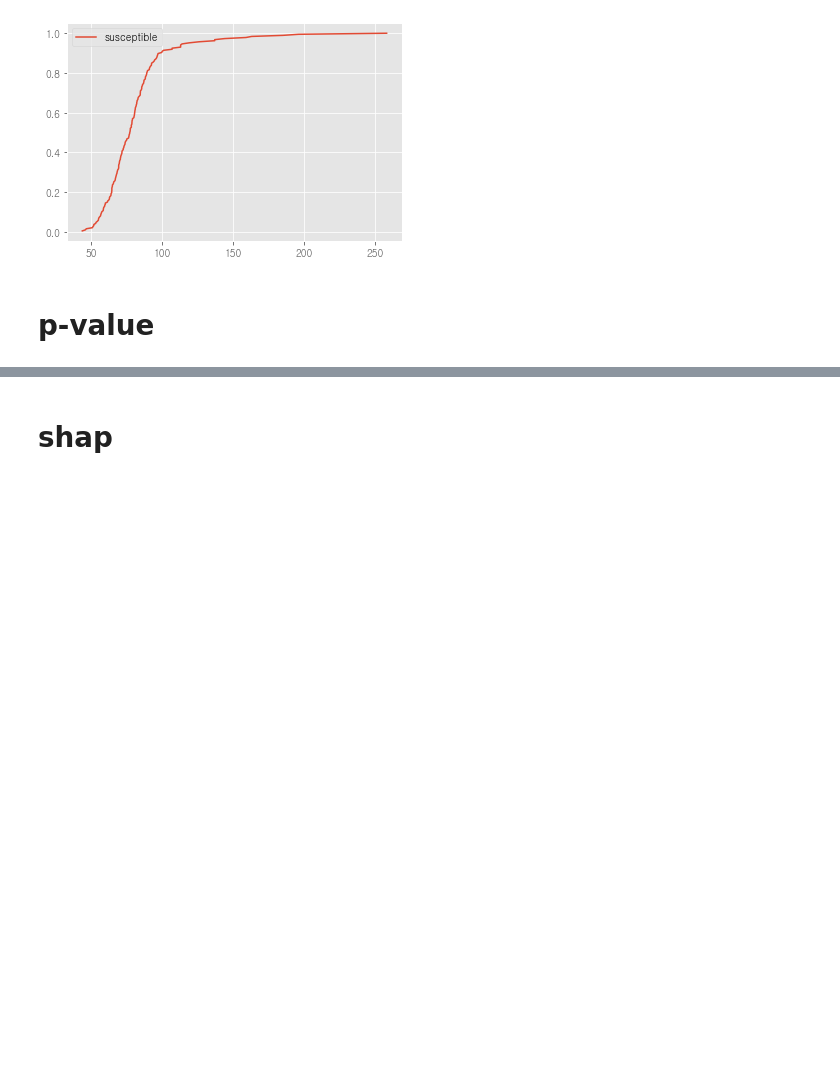
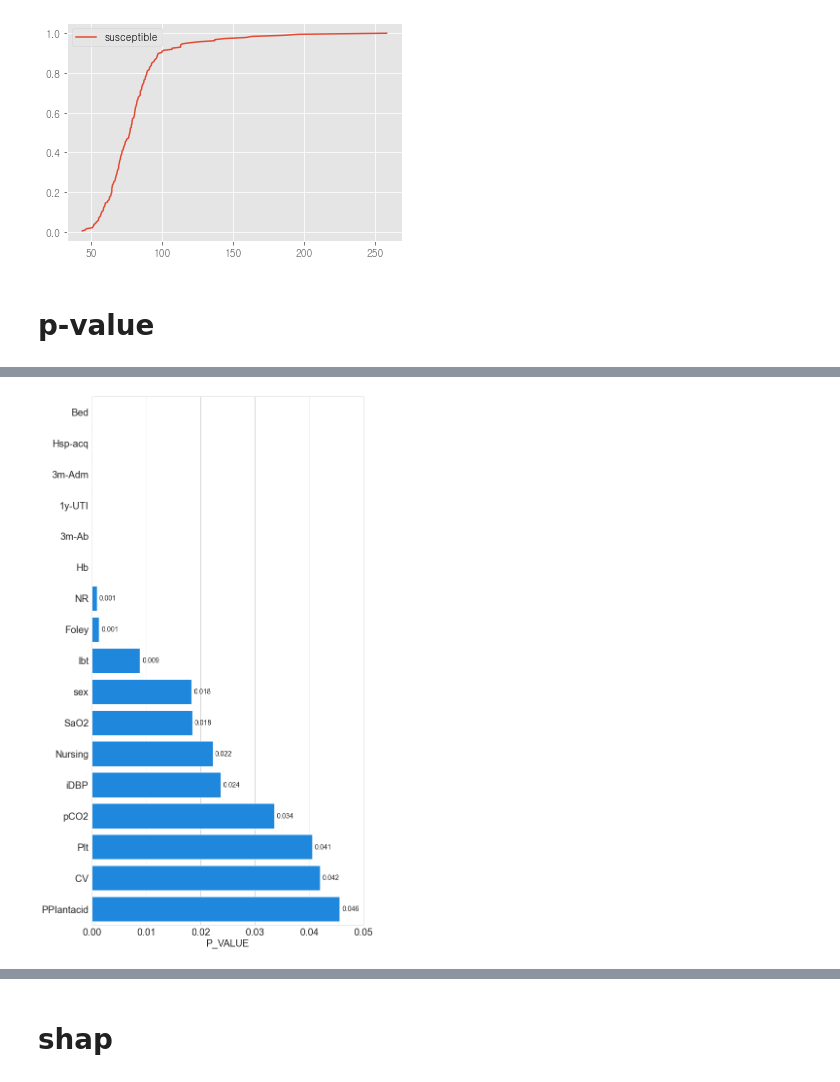
Before and after one commit to bub3690/22-1_multivariate, a Jupyter notebook: final_project/Figure.ipynb, the cells around one changed output, grey strips where cells are left out. Saved outputs shown, nothing was run; the diff lists cells and outputs as text; code cells hidden in the pictures; blank space fills up the shorter version.

```diff
--- a/final_project/Figure.ipynb
+++ b/final_project/Figure.ipynb
@@ -215,3 +254,6 @@ plt.legend()
 [figure]
 # %% [markdown]
 # p-value
+# %%
+
+p_values = pd.read_excel("./values/p_value.xlsx")
@@ -218,2 +280,37 @@ plt.legend()
 # %%
-plt.plot()
+plt.figure(figsize=(10,20))
+#sns.set( rc = {'figure.figsize' : ( 10, 20 ),
+#               'axes.labelsize' : 10 })
+sns.set_style("whitegrid")
+
+
+plot =sns.barplot(
+    data= p_values,
+    x= "p_value",
+    y= "Feature",
+    color='#008bfb'
+)
+for i, bar in enumerate(plot.axes.patches):
+    h = bar.get_width()
+    if i>5:
+        plot.axes.text(
+            h+0.002, # bar index (x coordinate of text)
+            i, # y coordinate of text
+            '{:.3f}'.format(h),  # y label
+            ha='center',
+            va='center',
+            #fontweight='bold',
+            size=14)
+plot.axes.set_xlim(0,0.05)
+#plot.set(xticklabels=[])
+#plot.set(title='Penguins: Body Mass by Species for Gender')
+plot.set(ylabel=None)
+plot.set_xlabel("P_VALUE",fontsize=20)
+#plot.tick_params(left=False)  # remove the ticks
+plt.savefig('./FIGURES/p_values.png')
+
+
+#colors = ['#008bfb']
+#sns.set_palette(sns.color_palette(colors))
+# %% [output]
+[figure, added]
```
Also changed, not shown: parts of 28 cells of this notebook, 22 other files.
